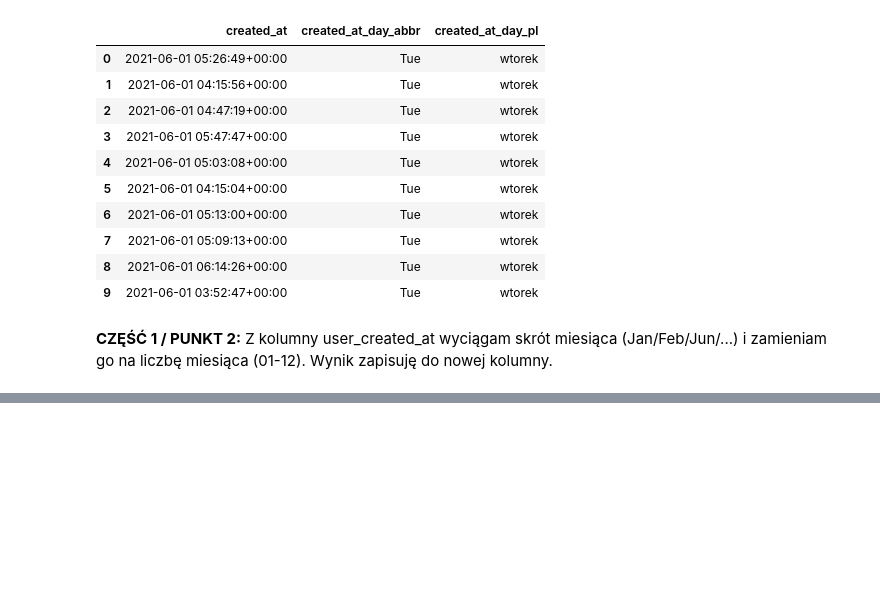
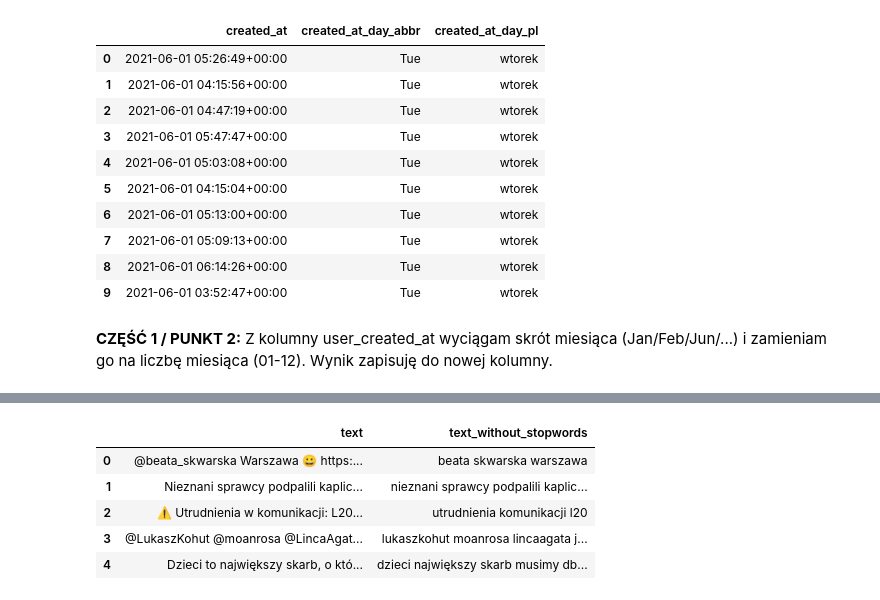
Before and after one commit to ludmilaqlawik/Projekt-zaliczeniowy-WSB, a Jupyter notebook: Projekt_zaliczeniowy_WSB.ipynb, the cells around one changed output, grey strips where cells are left out. Saved outputs shown, nothing was run; the diff lists cells and outputs as text; code cells hidden in the pictures; blank space fills up the shorter version.

```diff
--- a/Projekt_zaliczeniowy_WSB.ipynb
+++ b/Projekt_zaliczeniowy_WSB.ipynb
@@ -287,0 +394,14 @@ Liczba tweetów zawierających jakikolwiek link: 15302
+# %%
+import nltk
+import os
+
+print("NLTK data paths:", nltk.data.path)
+
+# Wymuszam pobranie paczki stopwords
+nltk.download("stopwords", force=True)
+
+# Kontrola: czy folder stopwords istnieje w którymś z katalogów NLTK
+for p in nltk.data.path:
+    candidate = os.path.join(p, "corpora", "stopwords")
+    if os.path.exists(candidate):
+        print("Znaleziono stopwords w:", candidate)
@@ -287,0 +413,67 @@ Liczba tweetów zawierających jakikolwiek link: 15302
+# %%
+import re
+import os
+import nltk
+from nltk.corpus import stopwords
+
+# 1) Wymuszam pobranie paczki stopwords
+nltk.download("stopwords", force=True)
+
+# 2) Diagnostyka: pokazuję, gdzie NLTK trzyma dane i czy widzi folder stopwords
+print("NLTK data paths:", nltk.data.path)
+for p in nltk.data.path:
+    d = os.path.join(p, "corpora", "stopwords")
+    if os.path.isdir(d):
+        print("Znaleziono folder stopwords w:", d)
+        print("Przykładowe pliki w stopwords:", os.listdir(d)[:15])
+
+# 3) Próbuję wczytać stopwords PL i EN; jeśli się nie da, używam fallback
+try:
+    pl_stop = stopwords.words("polish")
+except Exception as e:
+    print("Nie udało się wczytać stopwords PL z NLTK -> używam fallback. Błąd:", repr(e))
+    pl_stop = [
+        "i","oraz","a","ale","albo","że","to","jest","są","być","by","nie","tak","na","w","we","z","ze","do","od",
+        "po","za","o","u","jak","dla","się","ten","ta","to","te","tam","tu","tutaj","kiedy","gdy","gdzie","który",
+        "która","które","co","czego","kogo","komu","kim","czym","mnie","mi","ja","ty","on","ona","ono","my","wy",
+        "oni","one","nas","wam","ich","jego","jej","im","was","czy","oraz","lub"
+    ]
+
+try:
+    en_stop = stopwords.words("english")
+except Exception as e:
+    print("Nie udało się wczytać stopwords EN z NLTK -> używam fallback. Błąd:", repr(e))
+    en_stop = [
+        "the","and","a","an","to","of","in","on","for","with","is","are","was","were","be","been","being",
+        "it","this","that","these","those","i","you","he","she","we","they","me","him","her","them",
+        "my","your","his","their","our","not","no","yes","but","or","as","at","by","from","about","into"
+    ]
+
+STOP_WORDS = set(pl_stop) | set(en_stop)
+print("STOP_WORDS gotowe. Liczba słów:", len(STOP_WORDS))
+
+def remove_stopwords(text, stop_words=STOP_WORDS):
+    if text is None:
+        return ""
+    text = str(text)
+
+    # usuwam linki
+    text = re.sub(r"https?://\S+", " ", text)
+
+    # usuwam znaki specjalne (zostawiam litery/cyfry + polskie znaki)
+    text = re.sub(r"[^0-9A-Za-zĄąĆćĘęŁłŃńÓóŚśŹźŻż\s]", " ", text)
+
+    # małe litery
+    text = text.lower()
+
+    # tokenizacja i usunięcie stopwords
+    tokens = text.split()
+    tokens = [w for w in tokens if w not in stop_words]
+    return " ".join(tokens)
+
+# 4) Tworzę kolumnę wynikową
+df["text_without_stopwords"] = df["text"].fillna("").apply(remove_stopwords)
+
+# 5) Podgląd efektu
+df[["text", "text_without_stopwords"]].head(5)
+# %% [output]
@@ -287,0 +487,6 @@ Liczba tweetów zawierających jakikolwiek link: 15302
+|  | text | text_without_stopwords |
+| 0 | @beata_skwarska Warszawa 😀 https:... | beata skwarska warszawa |
+| 1 | Nieznani sprawcy podpalili kaplic... | nieznani sprawcy podpalili kaplic... |
+| 2 | ⚠️ Utrudnienia w komunikacji: L20... | utrudnienia komunikacji l20 |
+| 3 | @LukaszKohut @moanrosa @LincaAgat... | lukaszkohut moanrosa lincaagata j... |
+| 4 | Dzieci to największy skarb, o któ... | dzieci największy skarb musimy db... |
```
Also changed, not shown: parts of 55 cells of this notebook.
